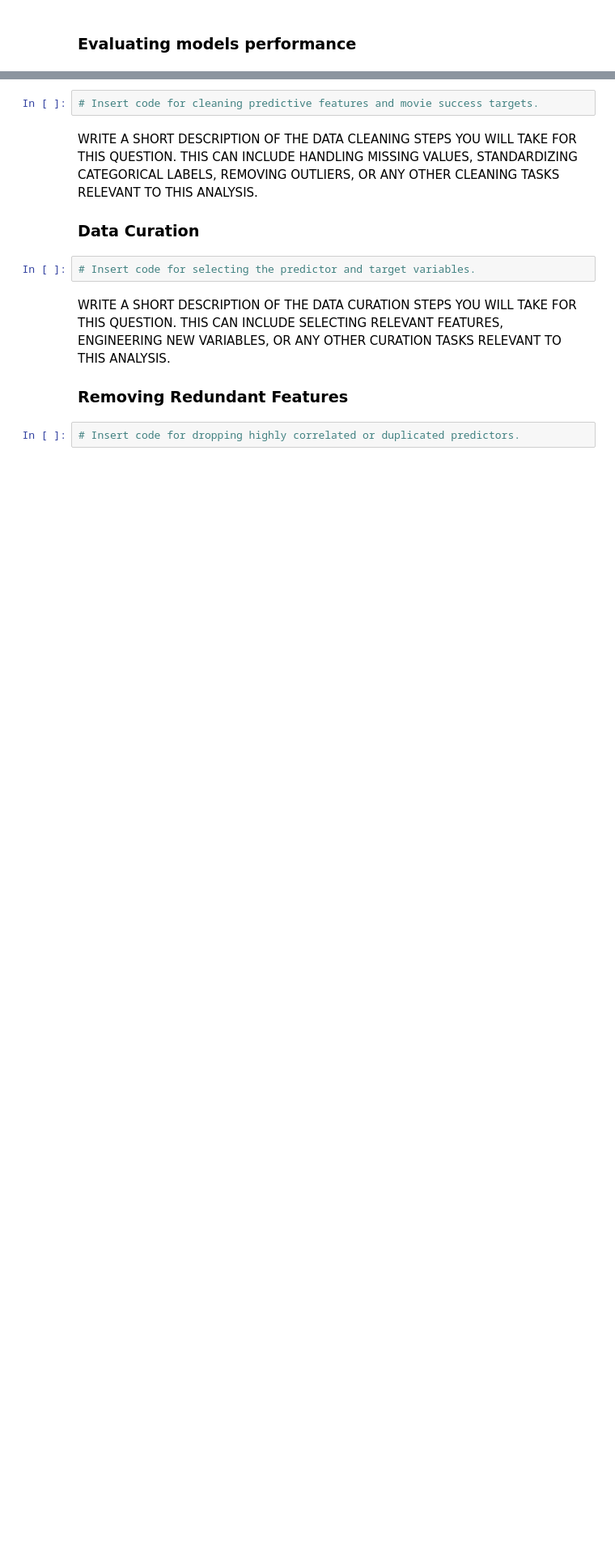
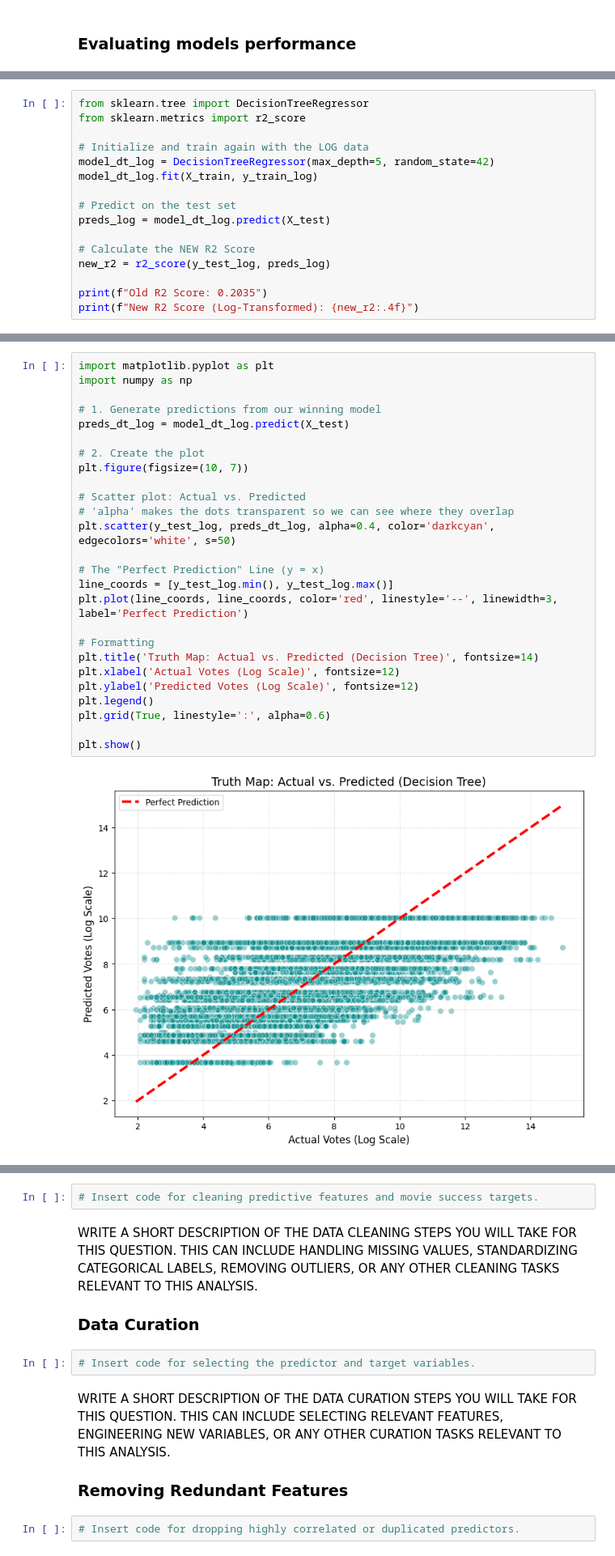
Before and after one commit to CU-S26-MSDSSB-DSCI-01-DataScienceLab/DataScienceLab_Movies_1, a Jupyter notebook: WORK STATION FOR MACHINE LEARNING.ipynb, the cells around one changed output, grey strips where cells are left out. Shown at 81% size. Cells and saved outputs as stored; diff of their text form; blank space fills up the shorter version.

```diff
--- a/WORK STATION FOR MACHINE LEARNING.ipynb
+++ b/WORK STATION FOR MACHINE LEARNING.ipynb
@@ -918,0 +625,16 @@ WRITE A SHORT DESCRIPTION OF HOW YOU WILL EVALUATE THE PERFORMANCE OF YOUR MACHI
+# %%
+from sklearn.tree import DecisionTreeRegressor
+from sklearn.metrics import r2_score
+
+# Initialize and train again with the LOG data
+model_dt_log = DecisionTreeRegressor(max_depth=5, random_state=42)
+model_dt_log.fit(X_train, y_train_log)
+
+# Predict on the test set
+preds_log = model_dt_log.predict(X_test)
+
+# Calculate the NEW R2 Score
+new_r2 = r2_score(y_test_log, preds_log)
+
+print(f"Old R2 Score: 0.2035")
+print(f"New R2 Score (Log-Transformed): {new_r2:.4f}")
@@ -918,0 +861,28 @@ WRITE A SHORT DESCRIPTION OF HOW YOU WILL EVALUATE THE PERFORMANCE OF YOUR MACHI
+# %%
+import matplotlib.pyplot as plt
+import numpy as np
+
+# 1. Generate predictions from our winning model
+preds_dt_log = model_dt_log.predict(X_test)
+
+# 2. Create the plot
+plt.figure(figsize=(10, 7))
+
+# Scatter plot: Actual vs. Predicted
+# 'alpha' makes the dots transparent so we can see where they overlap
+plt.scatter(y_test_log, preds_dt_log, alpha=0.4, color='darkcyan', edgecolors='white', s=50)
+
+# The "Perfect Prediction" Line (y = x)
+line_coords = [y_test_log.min(), y_test_log.max()]
+plt.plot(line_coords, line_coords, color='red', linestyle='--', linewidth=3, label='Perfect Prediction')
+
+# Formatting
+plt.title('Truth Map: Actual vs. Predicted (Decision Tree)', fontsize=14)
+plt.xlabel('Actual Votes (Log Scale)', fontsize=12)
+plt.ylabel('Predicted Votes (Log Scale)', fontsize=12)
+plt.legend()
+plt.grid(True, linestyle=':', alpha=0.6)
+
+plt.show()
+# %% [output]
+[figure, added]
```
Also changed, not shown: parts of 110 cells of this notebook, 10 other files.
